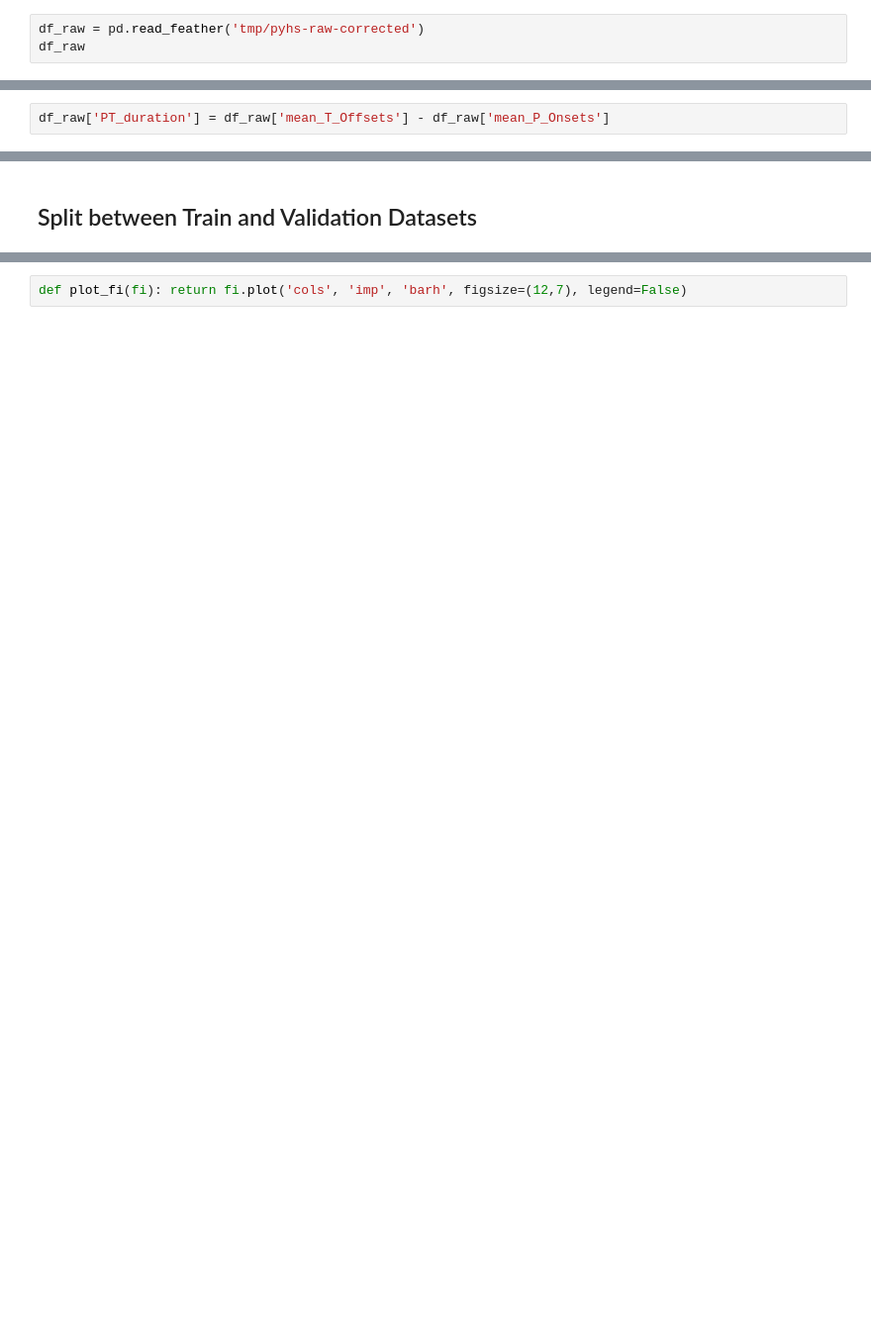
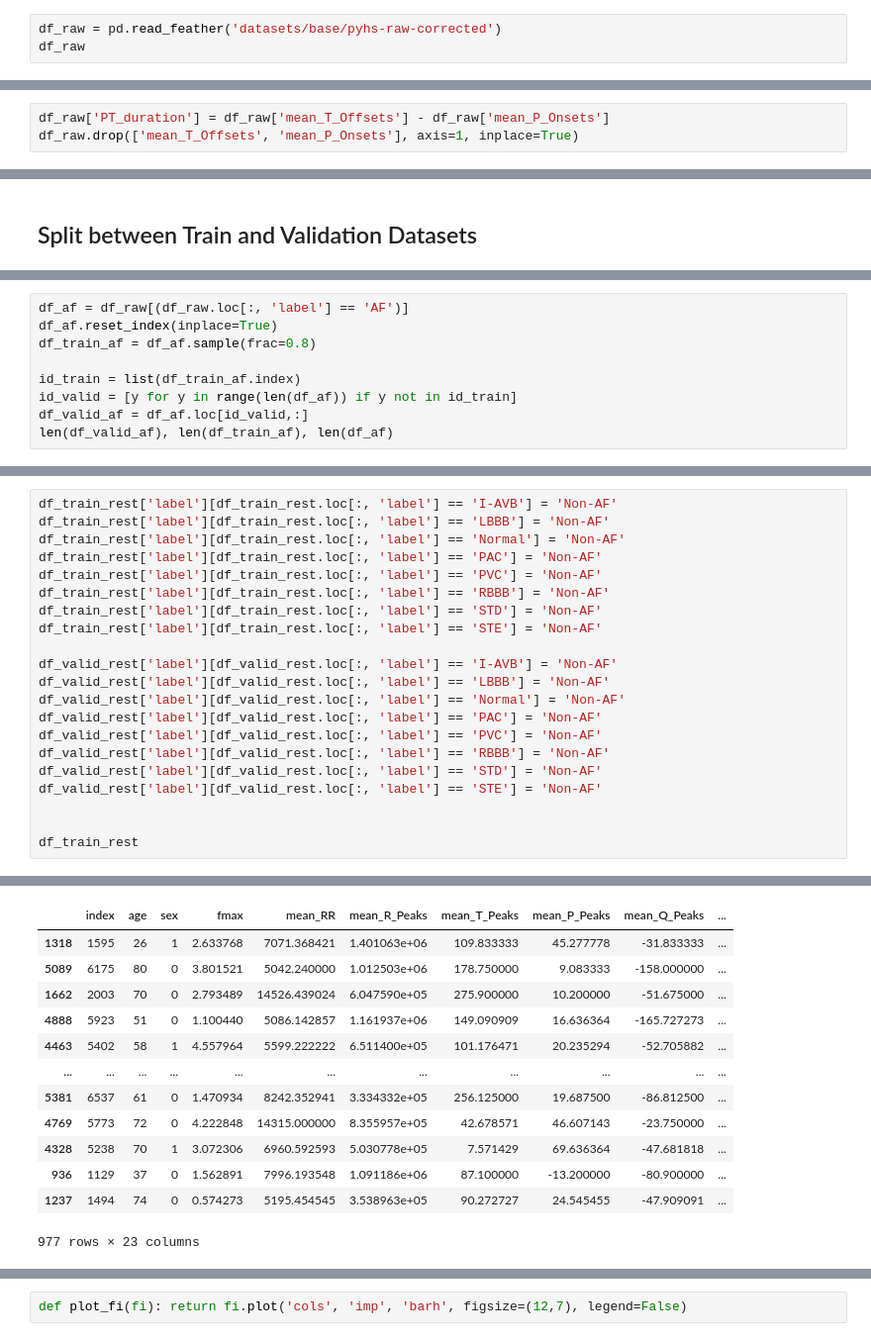
Before and after one commit to tomiambro/phys2020Classifier, a Jupyter notebook: AFDetection.ipynb, the cells around one changed output, grey strips where cells are left out. Shown: that part at 99% size. Drawn from its saved outputs; the diff is of its cells as text; blank space fills up the shorter version.

Commit message:
Changed AF Classifier to account the whole dataset. Split between AF and Non-AF

```diff
--- a/AFDetection.ipynb
+++ b/AFDetection.ipynb
@@ -26,5 +26,5 @@ from sklearn import metrics
 # %%
-df_raw = pd.read_feather('tmp/pyhs-raw-corrected')
+df_raw = pd.read_feather('datasets/base/pyhs-raw-corrected')
 df_raw
 # %% [output]
 |  | age | sex | fmax | mean_RR | mean_R_Peaks | mean_T_Peaks | mean_P_Peaks | mean_Q_Peaks | ... |
@@ -42,3 +42,4 @@ df_raw
 6877 rows × 23 columns
 # %%
 df_raw['PT_duration'] = df_raw['mean_T_Offsets'] - df_raw['mean_P_Onsets']
+df_raw.drop(['mean_T_Offsets', 'mean_P_Onsets'], axis=1, inplace=True)
@@ -77,0 +63,9 @@ def random_split(df, valid_size):
+# %%
+df_af = df_raw[(df_raw.loc[:, 'label'] == 'AF')]
+df_af.reset_index(inplace=True)
+df_train_af = df_af.sample(frac=0.8)
+
+id_train = list(df_train_af.index)
+id_valid = [y for y in range(len(df_af)) if y not in id_train]
+df_valid_af = df_af.loc[id_valid,:]
+len(df_valid_af), len(df_train_af), len(df_af)
@@ -77,0 +106,22 @@ def random_split(df, valid_size):
+# %%
+df_train_rest['label'][df_train_rest.loc[:, 'label'] == 'I-AVB'] = 'Non-AF'
+df_train_rest['label'][df_train_rest.loc[:, 'label'] == 'LBBB'] = 'Non-AF'
+df_train_rest['label'][df_train_rest.loc[:, 'label'] == 'Normal'] = 'Non-AF'
+df_train_rest['label'][df_train_rest.loc[:, 'label'] == 'PAC'] = 'Non-AF'
+df_train_rest['label'][df_train_rest.loc[:, 'label'] == 'PVC'] = 'Non-AF'
+df_train_rest['label'][df_train_rest.loc[:, 'label'] == 'RBBB'] = 'Non-AF'
+df_train_rest['label'][df_train_rest.loc[:, 'label'] == 'STD'] = 'Non-AF'
+df_train_rest['label'][df_train_rest.loc[:, 'label'] == 'STE'] = 'Non-AF'
+
+df_valid_rest['label'][df_valid_rest.loc[:, 'label'] == 'I-AVB'] = 'Non-AF'
+df_valid_rest['label'][df_valid_rest.loc[:, 'label'] == 'LBBB'] = 'Non-AF'
+df_valid_rest['label'][df_valid_rest.loc[:, 'label'] == 'Normal'] = 'Non-AF'
+df_valid_rest['label'][df_valid_rest.loc[:, 'label'] == 'PAC'] = 'Non-AF'
+df_valid_rest['label'][df_valid_rest.loc[:, 'label'] == 'PVC'] = 'Non-AF'
+df_valid_rest['label'][df_valid_rest.loc[:, 'label'] == 'RBBB'] = 'Non-AF'
+df_valid_rest['label'][df_valid_rest.loc[:, 'label'] == 'STD'] = 'Non-AF'
+df_valid_rest['label'][df_valid_rest.loc[:, 'label'] == 'STE'] = 'Non-AF'
+
+
+df_train_rest
+# %% [output]
@@ -77,0 +145,13 @@ def random_split(df, valid_size):
+|  | index | age | sex | fmax | mean_RR | mean_R_Peaks | mean_T_Peaks | mean_P_Peaks | mean_Q_Peaks | ... |
+| 1318 | 1595 | 26 | 1 | 2.633768 | 7071.368421 | 1.401063e+06 | 109.833333 | 45.277778 | -31.833333 | ... |
+| 5089 | 6175 | 80 | 0 | 3.801521 | 5042.240000 | 1.012503e+06 | 178.750000 | 9.083333 | -158.000000 | ... |
+| 1662 | 2003 | 70 | 0 | 2.793489 | 14526.439024 | 6.047590e+05 | 275.900000 | 10.200000 | -51.675000 | ... |
+| 4888 | 5923 | 51 | 0 | 1.100440 | 5086.142857 | 1.161937e+06 | 149.090909 | 16.636364 | -165.727273 | ... |
+| 4463 | 5402 | 58 | 1 | 4.557964 | 5599.222222 | 6.511400e+05 | 101.176471 | 20.235294 | -52.705882 | ... |
+| ... | ... | ... | ... | ... | ... | ... | ... | ... | ... | ... |
+| 5381 | 6537 | 61 | 0 | 1.470934 | 8242.352941 | 3.334332e+05 | 256.125000 | 19.687500 | -86.812500 | ... |
+| 4769 | 5773 | 72 | 0 | 4.222848 | 14315.000000 | 8.355957e+05 | 42.678571 | 46.607143 | -23.750000 | ... |
+| 4328 | 5238 | 70 | 1 | 3.072306 | 6960.592593 | 5.030778e+05 | 7.571429 | 69.636364 | -47.681818 | ... |
+| 936 | 1129 | 37 | 0 | 1.562891 | 7996.193548 | 1.091186e+06 | 87.100000 | -13.200000 | -80.900000 | ... |
+| 1237 | 1494 | 74 | 0 | 0.574273 | 5195.454545 | 3.538963e+05 | 90.272727 | 24.545455 | -47.909091 | ... |
+977 rows × 23 columns
```
Also changed, not shown: parts of 37 cells of this notebook, 2 other files.
